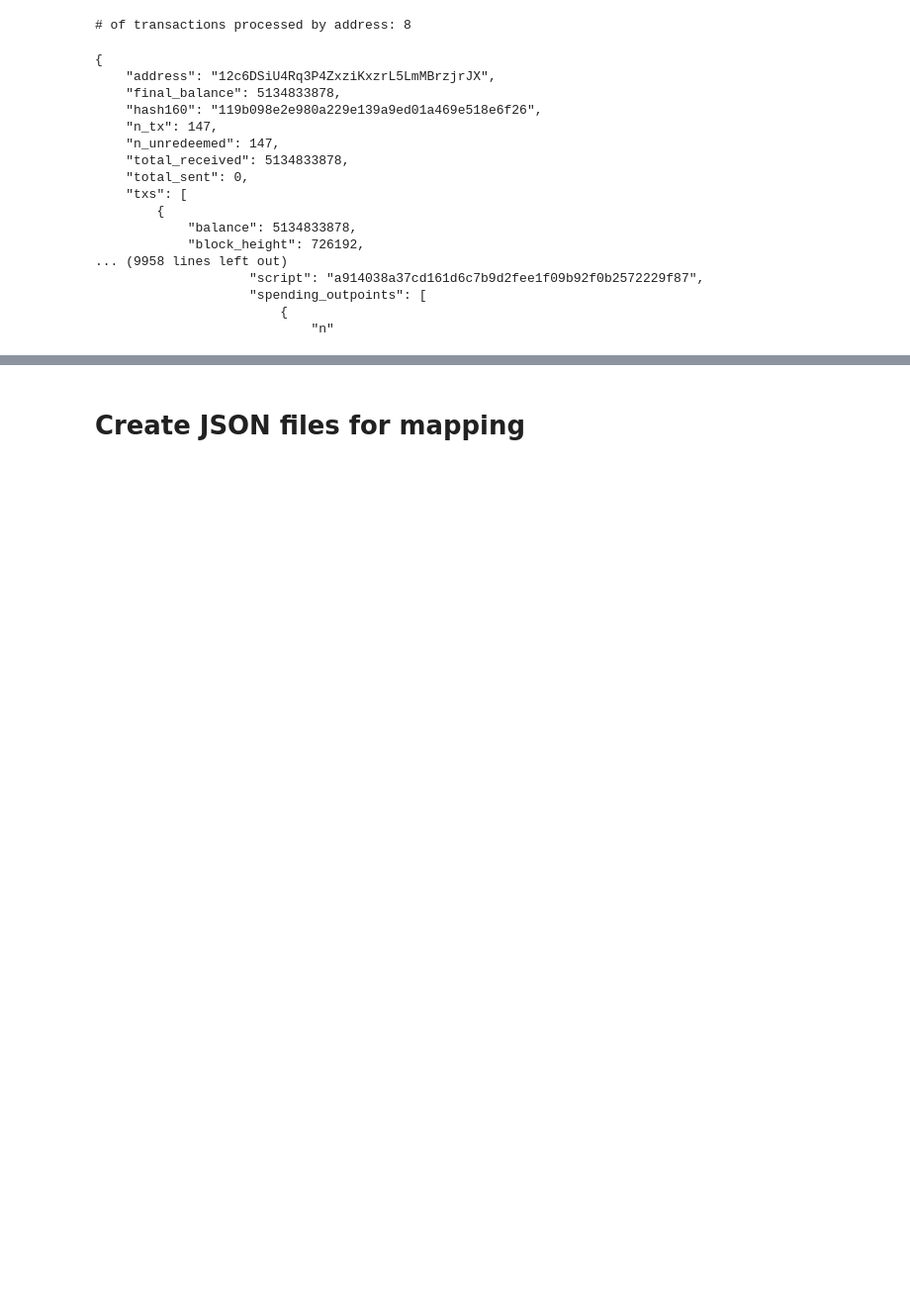
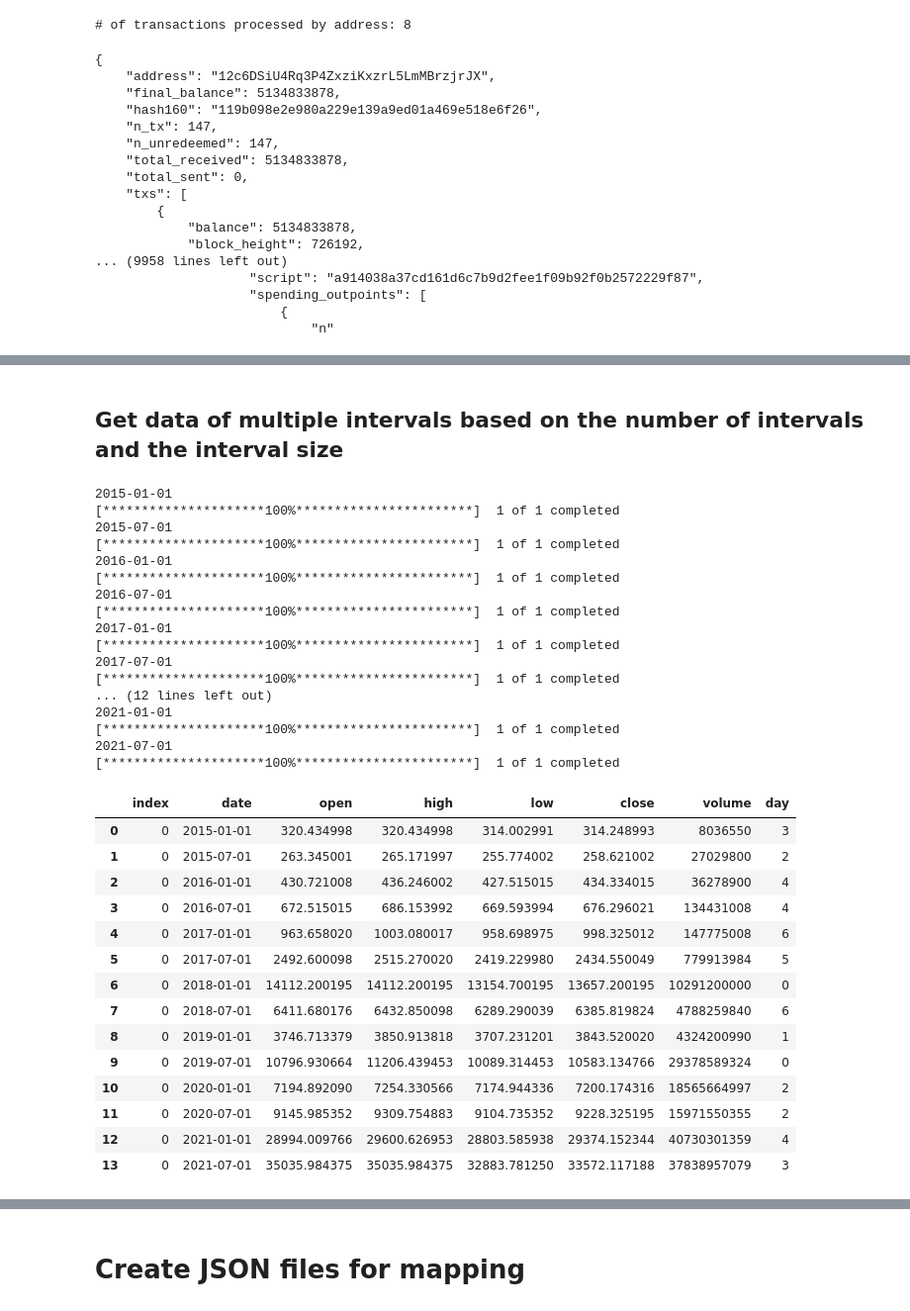
Before and after one commit to louismeeckers/blockchain-analysis, a Jupyter notebook: blockchain-analysis.ipynb, the cells around one changed output, grey strips where cells are left out. Shown at 99% size. Cells and saved outputs as stored; diff of their text form; code cells hidden in the pictures; blank space fills up the shorter version.

```diff
--- a/blockchain-analysis.ipynb
+++ b/blockchain-analysis.ipynb
@@ -193,0 +169,37 @@ Shape of DataFrame:  (2603, 7)
+# %% [markdown]
+## Get data of multiple intervals based on the number of intervals and the interval size
+# %%
+get_data_recurrently(start_date='2015-01-01', n=14, months=6)
+# %% [output]
+2015-01-01
+[*********************100%***********************]  1 of 1 completed
+2015-07-01
+[*********************100%***********************]  1 of 1 completed
+2016-01-01
+[*********************100%***********************]  1 of 1 completed
+2016-07-01
+[*********************100%***********************]  1 of 1 completed
+2017-01-01
+[*********************100%***********************]  1 of 1 completed
+2017-07-01
+[*********************100%***********************]  1 of 1 completed
+... (12 lines left out)
+2021-01-01
+[*********************100%***********************]  1 of 1 completed
+2021-07-01
+[*********************100%***********************]  1 of 1 completed
+|  | index | date | open | high | low | close | volume | day |
+| 0 | 0 | 2015-01-01 | 320.434998 | 320.434998 | 314.002991 | 314.248993 | 8036550 | 3 |
+| 1 | 0 | 2015-07-01 | 263.345001 | 265.171997 | 255.774002 | 258.621002 | 27029800 | 2 |
+| 2 | 0 | 2016-01-01 | 430.721008 | 436.246002 | 427.515015 | 434.334015 | 36278900 | 4 |
+| 3 | 0 | 2016-07-01 | 672.515015 | 686.153992 | 669.593994 | 676.296021 | 134431008 | 4 |
+| 4 | 0 | 2017-01-01 | 963.658020 | 1003.080017 | 958.698975 | 998.325012 | 147775008 | 6 |
+| 5 | 0 | 2017-07-01 | 2492.600098 | 2515.270020 | 2419.229980 | 2434.550049 | 779913984 | 5 |
+| 6 | 0 | 2018-01-01 | 14112.200195 | 14112.200195 | 13154.700195 | 13657.200195 | 10291200000 | 0 |
+| 7 | 0 | 2018-07-01 | 6411.680176 | 6432.850098 | 6289.290039 | 6385.819824 | 4788259840 | 6 |
+| 8 | 0 | 2019-01-01 | 3746.713379 | 3850.913818 | 3707.231201 | 3843.520020 | 4324200990 | 1 |
+| 9 | 0 | 2019-07-01 | 10796.930664 | 11206.439453 | 10089.314453 | 10583.134766 | 29378589324 | 0 |
+| 10 | 0 | 2020-01-01 | 7194.892090 | 7254.330566 | 7174.944336 | 7200.174316 | 18565664997 | 2 |
+| 11 | 0 | 2020-07-01 | 9145.985352 | 9309.754883 | 9104.735352 | 9228.325195 | 15971550355 | 2 |
+| 12 | 0 | 2021-01-01 | 28994.009766 | 29600.626953 | 28803.585938 | 29374.152344 | 40730301359 | 4 |
+| 13 | 0 | 2021-07-01 | 35035.984375 | 35035.984375 | 32883.781250 | 33572.117188 | 37838957079 | 3 |
```
Also changed, not shown: parts of 23 cells of this notebook, 17 other files.
